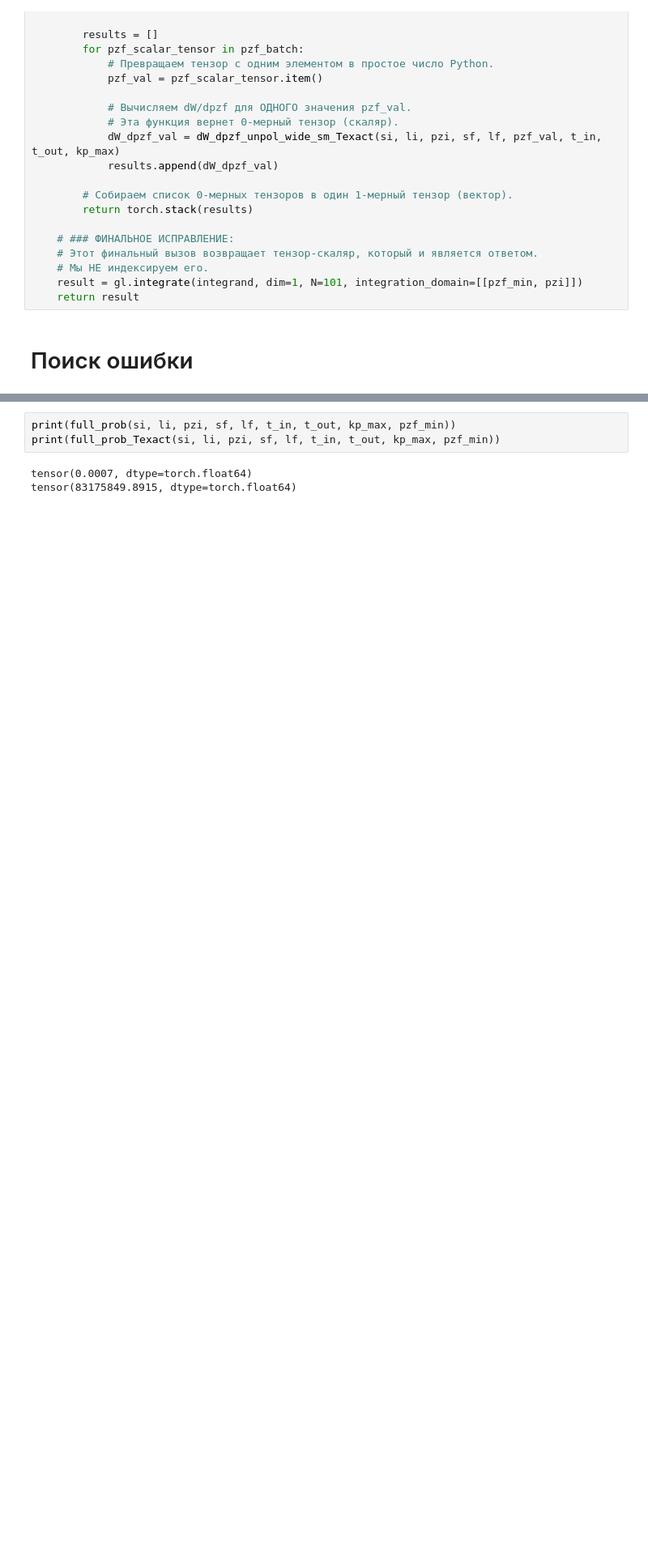
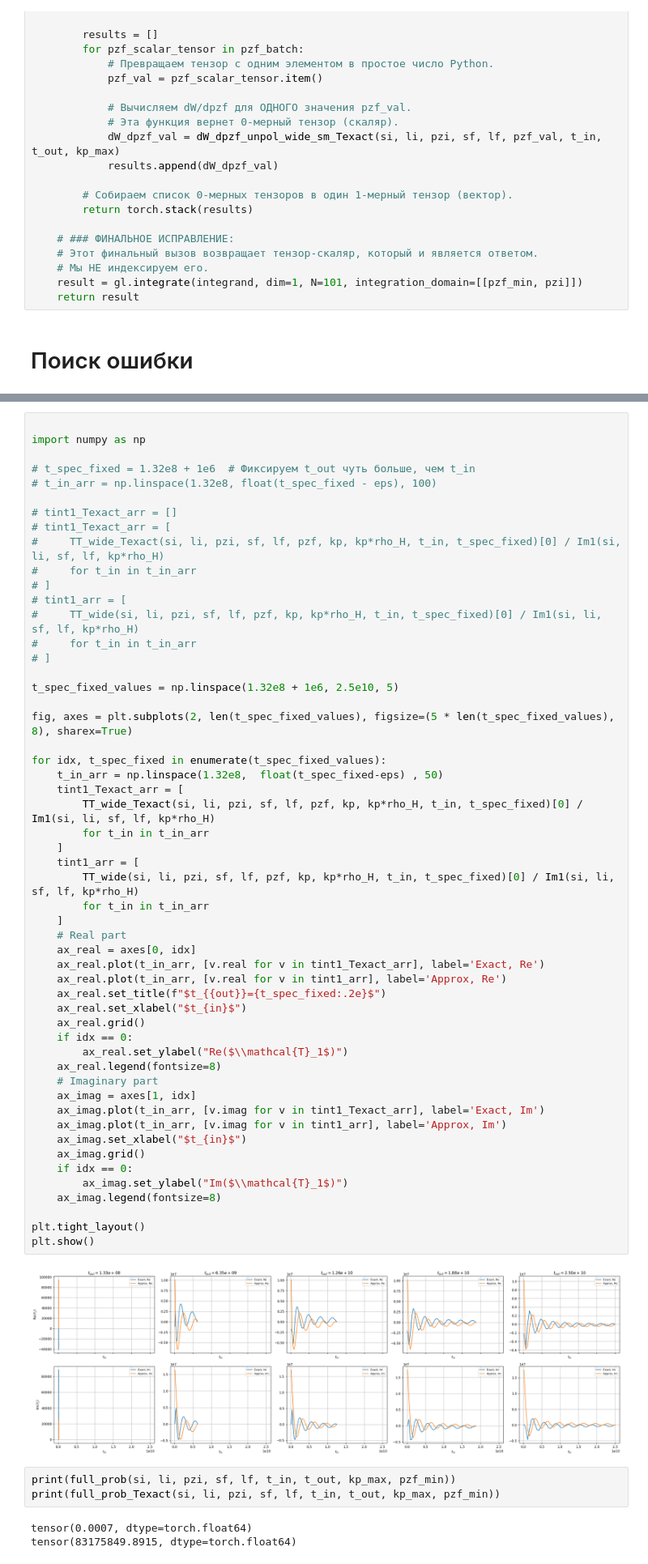
Before and after one commit to Ul1anchik/Itmo, a Jupyter notebook: torch_ref_(7)_corrected (2).ipynb, the cells around one changed output, grey strips where cells are left out. Shown at 81% size. Drawn from its saved outputs; the diff is of its cells as text; blank space fills up the shorter version.

```diff
--- a/torch_ref_(7)_corrected (2).ipynb
+++ b/torch_ref_(7)_corrected (2).ipynb
@@ -850,3 +933,58 @@ plt.show()
+# %%
+
+import numpy as np
+
+# t_spec_fixed = 1.32e8 + 1e6  # Фиксируем t_out чуть больше, чем t_in
+# t_in_arr = np.linspace(1.32e8, float(t_spec_fixed - eps), 100)
+
+# tint1_Texact_arr = []
+# tint1_Texact_arr = [
+#     TT_wide_Texact(si, li, pzi, sf, lf, pzf, kp, kp*rho_H, t_in, t_spec_fixed)[0] / Im1(si, li, sf, lf, kp*rho_H)
+#     for t_in in t_in_arr
+# ]
+# tint1_arr = [
+#     TT_wide(si, li, pzi, sf, lf, pzf, kp, kp*rho_H, t_in, t_spec_fixed)[0] / Im1(si, li, sf, lf, kp*rho_H)
+#     for t_in in t_in_arr
+# ]
+
+t_spec_fixed_values = np.linspace(1.32e8 + 1e6, 2.5e10, 5)
+
+fig, axes = plt.subplots(2, len(t_spec_fixed_values), figsize=(5 * len(t_spec_fixed_values), 8), sharex=True)
+
+for idx, t_spec_fixed in enumerate(t_spec_fixed_values):
+    t_in_arr = np.linspace(1.32e8,  float(t_spec_fixed-eps) , 50)
+    tint1_Texact_arr = [
+        TT_wide_Texact(si, li, pzi, sf, lf, pzf, kp, kp*rho_H, t_in, t_spec_fixed)[0] / Im1(si, li, sf, lf, kp*rho_H)
+        for t_in in t_in_arr
+    ]
+    tint1_arr = [
+        TT_wide(si, li, pzi, sf, lf, pzf, kp, kp*rho_H, t_in, t_spec_fixed)[0] / Im1(si, li, sf, lf, kp*rho_H)
+        for t_in in t_in_arr
+    ]
+    # Real part
+    ax_real = axes[0, idx]
+    ax_real.plot(t_in_arr, [v.real for v in tint1_Texact_arr], label='Exact, Re')
+    ax_real.plot(t_in_arr, [v.real for v in tint1_arr], label='Approx, Re')
+    ax_real.set_title(f"$t_{{out}}={t_spec_fixed:.2e}$")
+    ax_real.set_xlabel("$t_{in}$")
+    ax_real.grid()
+    if idx == 0:
+        ax_real.set_ylabel("Re($\\mathcal{T}_1$)")
+    ax_real.legend(fontsize=8)
+    # Imaginary part
+    ax_imag = axes[1, idx]
+    ax_imag.plot(t_in_arr, [v.imag for v in tint1_Texact_arr], label='Exact, Im')
+    ax_imag.plot(t_in_arr, [v.imag for v in tint1_arr], label='Approx, Im')
+    ax_imag.set_xlabel("$t_{in}$")
+    ax_imag.grid()
+    if idx == 0:
+        ax_imag.set_ylabel("Im($\\mathcal{T}_1$)")
+    ax_imag.legend(fontsize=8)
+
+plt.tight_layout()
+plt.show()
+# %% [output]
+[figure, added]
 # %%
 print(full_prob(si, li, pzi, sf, lf, t_in, t_out, kp_max, pzf_min))
 print(full_prob_Texact(si, li, pzi, sf, lf, t_in, t_out, kp_max, pzf_min))
```
Also changed, not shown: parts of 7 cells of this notebook, 23 other files.
